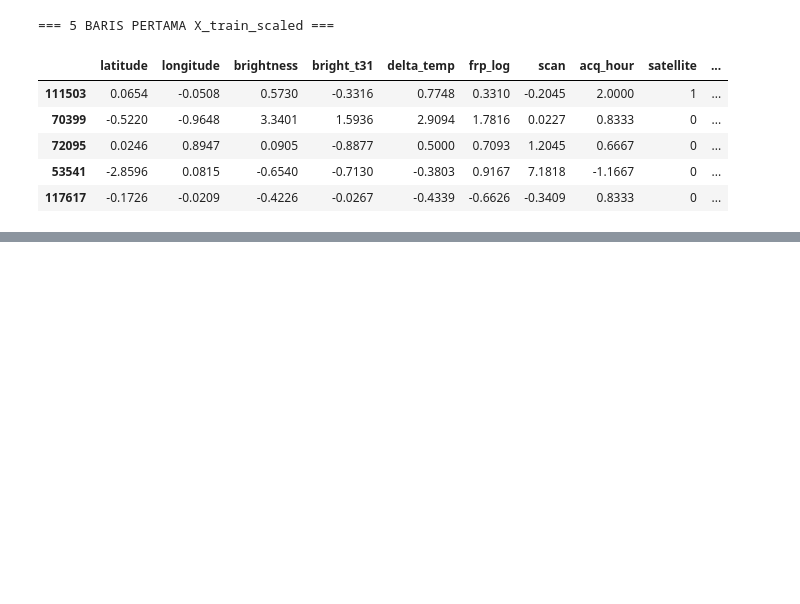
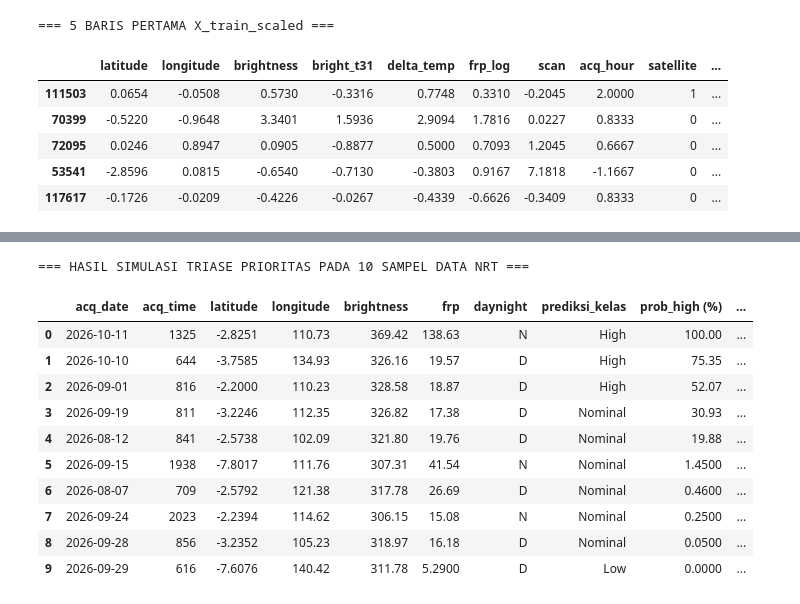
Before and after one commit to Indranaufalf/6_DataScience_IF-A, a Jupyter notebook: Laporan_UTS_EDA_Hotspot_NASA_FIRMS_2026.ipynb, the cells around one changed output, grey strips where cells are left out. Saved outputs shown, nothing was run; the diff lists cells and outputs as text; code cells hidden in the pictures; blank space fills up the shorter version.

```diff
--- a/Laporan_UTS_EDA_Hotspot_NASA_FIRMS_2026.ipynb
+++ b/Laporan_UTS_EDA_Hotspot_NASA_FIRMS_2026.ipynb
@@ -994,0 +1334,15 @@ display(X_train_scaled.head())
+# %%
+import os
+import joblib
+
+model_filename = 'model_hotspot_firms.joblib'
+joblib.dump(best_model, model_filename, compress=3)
+
+loaded_model = joblib.load(model_filename)
+file_size_mb = os.path.getsize(model_filename) / (1024 * 1024)
+
+print("=== VERIFIKASI EKSPOR PAKET MODEL ===")
+print(f"Nama file model   : {model_filename}")
+print(f"Ukuran file model : {file_size_mb:.2f} MB")
+print(f"Tahapan Pipeline  : {list(loaded_model.named_steps.keys())}")
+print("Status verifikasi : Paket model berhasil dimuat ulang dan siap digunakan.")
@@ -994,0 +1358,45 @@ display(X_train_scaled.head())
+# %%
+def prediksi_prioritas_hotspot(df_baru, model_file='model_hotspot_firms.joblib'):
+    model_pipe = joblib.load(model_file)
+    df_proc = df_baru.copy()
+
+    df_proc['delta_temp'] = df_proc['brightness'] - df_proc['bright_t31']
+    df_proc['frp_log'] = np.log1p(df_proc['frp'])
+    df_proc['acq_hour'] = df_proc['acq_time'] // 100
+    df_proc['satellite'] = df_proc['satellite'].map({'Terra': 0, 'Aqua': 1})
+    df_proc['daynight'] = df_proc['daynight'].map({'D': 0, 'N': 1})
+
+    X_infer = df_proc[feature_cols]
+    pred_idx = model_pipe.predict(X_infer)
+    pred_proba = model_pipe.predict_proba(X_infer)
+
+    label_map = {0: 'Low', 1: 'Nominal', 2: 'High'}
+    hasil = df_baru[['acq_date', 'acq_time', 'latitude', 'longitude', 'brightness', 'frp', 'daynight']].copy()
+    hasil['pred_rank'] = pred_idx
+    hasil['prediksi_kelas'] = [label_map[i] for i in pred_idx]
+    hasil['prob_high (%)'] = np.round(pred_proba[:, 2] * 100, 2)
+    hasil['prob_nominal (%)'] = np.round(pred_proba[:, 1] * 100, 2)
+    hasil['prob_low (%)'] = np.round(pred_proba[:, 0] * 100, 2)
+
+    hasil = hasil.sort_values(by=['pred_rank', 'prob_high (%)'], ascending=[False, False])
+    hasil = hasil.drop(columns=['pred_rank']).reset_index(drop=True)
+    return hasil
+
+sampel_nrt = df_nrt.sample(10, random_state=42)
+hasil_triase = prediksi_prioritas_hotspot(sampel_nrt, model_file='model_hotspot_firms.joblib')
+
+print("=== HASIL SIMULASI TRIASE PRIORITAS PADA 10 SAMPEL DATA NRT ===")
+display(hasil_triase)
+# %% [output]
+=== HASIL SIMULASI TRIASE PRIORITAS PADA 10 SAMPEL DATA NRT ===
+|  | acq_date | acq_time | latitude | longitude | brightness | frp | daynight | prediksi_kelas | prob_high (%) | ... |
+| 0 | 2026-10-11 | 1325 | -2.8251 | 110.73 | 369.42 | 138.63 | N | High | 100.00 | ... |
+| 1 | 2026-10-10 | 644 | -3.7585 | 134.93 | 326.16 | 19.57 | D | High | 75.35 | ... |
+| 2 | 2026-09-01 | 816 | -2.2000 | 110.23 | 328.58 | 18.87 | D | High | 52.07 | ... |
+| 3 | 2026-09-19 | 811 | -3.2246 | 112.35 | 326.82 | 17.38 | D | Nominal | 30.93 | ... |
+| 4 | 2026-08-12 | 841 | -2.5738 | 102.09 | 321.80 | 19.76 | D | Nominal | 19.88 | ... |
+| 5 | 2026-09-15 | 1938 | -7.8017 | 111.76 | 307.31 | 41.54 | N | Nominal | 1.4500 | ... |
+| 6 | 2026-08-07 | 709 | -2.5792 | 121.38 | 317.78 | 26.69 | D | Nominal | 0.4600 | ... |
+| 7 | 2026-09-24 | 2023 | -2.2394 | 114.62 | 306.15 | 15.08 | N | Nominal | 0.2500 | ... |
+| 8 | 2026-09-28 | 856 | -3.2352 | 105.23 | 318.97 | 16.18 | D | Nominal | 0.0500 | ... |
+| 9 | 2026-09-29 | 616 | -7.6076 | 140.42 | 311.78 | 5.2900 | D | Low | 0.0000 | ... |
```
Also changed, not shown: parts of 51 cells of this notebook, 2 other files.
